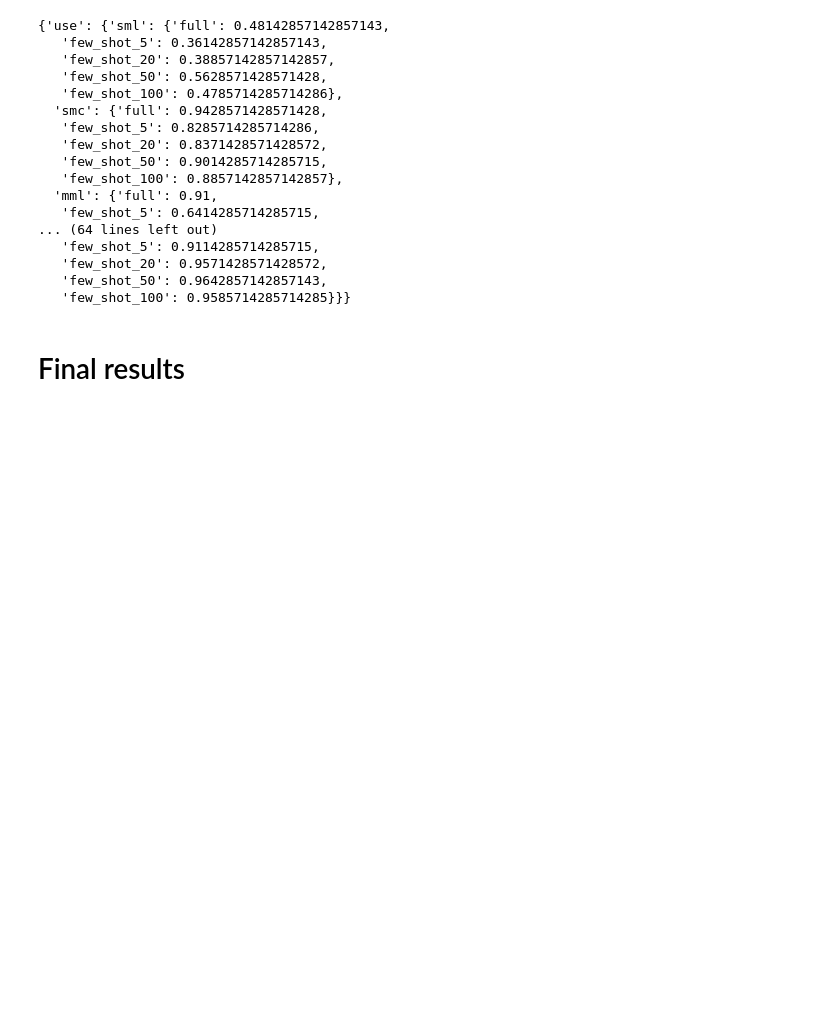
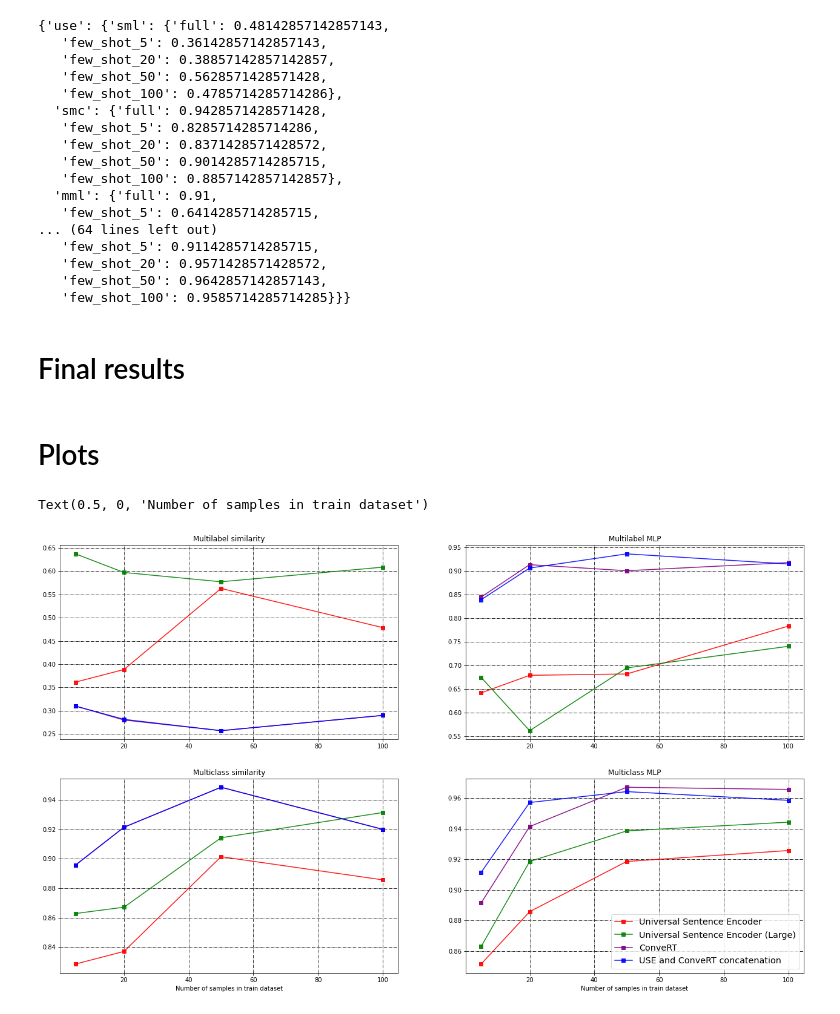
Before and after one commit to danchern97/intent_detection, a Jupyter notebook: Tests.ipynb, the cells around one changed output. Cells and saved outputs as stored; diff of their text form; code cells hidden in the pictures; blank space fills up the shorter version.

Commit message:
Added plots

```diff
--- a/Tests.ipynb
+++ b/Tests.ipynb
@@ -503,3 +392,5 @@ json.dump(results, open("data/results.json", 'w'))
 # Few-shot setting: 2 tables
 # Full setting: 2 tables
 # All-in-all: 4 tables
+# %% [markdown]
+# Plots
@@ -505,0 +466,16 @@ json.dump(results, open("data/results.json", 'w'))
+# %%
+data = results['snips']
+fig, ax = plt.subplots(nrows=2, ncols=2, figsize=(22,  13))
+plot_one_model(data, fig, ax[0, 0], model_name='sml')
+plot_one_model(data, fig, ax[1, 0], model_name='smc')
+plot_one_model(data, fig, ax[0, 1], model_name='mml')
+plot_one_model(data, fig, ax[1, 1], model_name='mmc', add_legend=True)
+
+# ax[0, 1].set_ylabel('Accuracy')
+# ax[0, 0].set_ylabel('Accuracy')
+
+ax[1, 0].set_xlabel('Number of samples in train dataset')
+ax[1, 1].set_xlabel('Number of samples in train dataset')
+# %% [output]
+Text(0.5, 0, 'Number of samples in train dataset')
+[figure, added]
```
Also changed, not shown: parts of 10 cells of this notebook.
